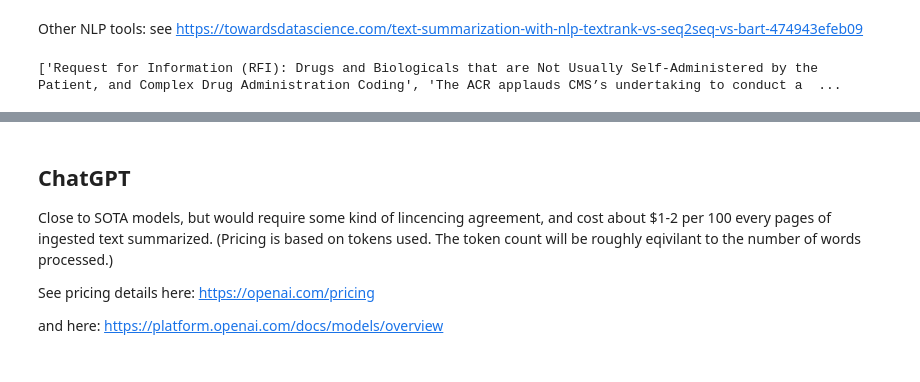
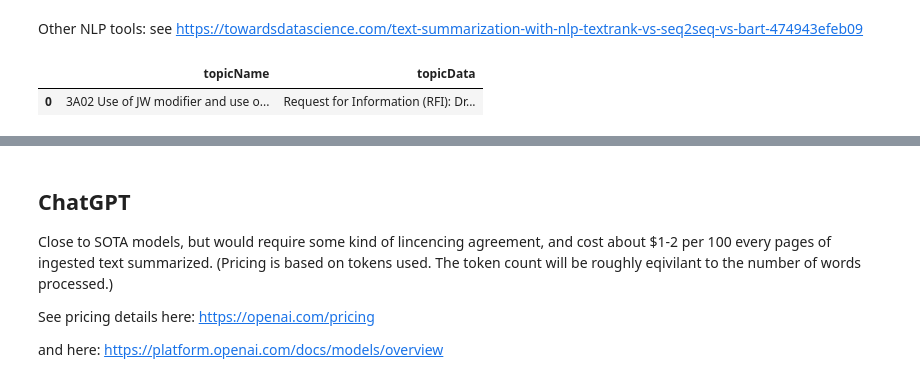
Before and after one commit to dscott-tantustech/ab_test_guide_in_python, a Jupyter notebook: Text_Summarization_Sprint22.ipynb, the cells around one changed output, grey strips where cells are left out. Saved outputs shown, nothing was run; the diff lists cells and outputs as text; code cells hidden in the pictures.

```diff
--- a/Text_Summarization_Sprint22.ipynb
+++ b/Text_Summarization_Sprint22.ipynb
@@ -821,11 +842,38 @@ topicData = ['Request for Information (RFI): Drugs and Biologicals that are Not
 topicName = "3A02 Use of JW modifier and use of JZ modifier"
+##############################################################
+# SEE MODULE 5A above for how to combine text.
 
-print(topicData)
+import pandas as pd
+
+# Create a list of dictionaries, each containing data for a row
+for text in topicData:
+    data.append({"topicData": text, "topicName": topicName})
+topic_df_out = pd.DataFrame(data)
+
+# Combine rows with the same topicName, concatenating topicData
+topic_df_out = topic_df_out.groupby("topicName")["topicData"].apply(lambda x: ' '.join(x)).to_frame().reset_index()
+
+# Print the combined DataFrame
+topic_df_out
+
+# Create an empty list to store the summary DataFrames
+
+# Print the DataFrame
+#topic_df_rows
+#grouped_df
+############################################################
+# Create the DataFrame as before
+
+#############################################################
+
+
+#print(topicData)
 #Dominic:"To interface your system with the backend of the comment review application,
 # your code must be packaged in a .py file that is capable of being run locally. All
 # of the summarization functionalities should be able to be called with one function
 # that takes in the two variables above (ex. generateTopicSummary(topicData, topicName)).
 # In addition, you’ll have to provide a requirements.txt file so the requisite
 # dependencies can be installed."
 # %% [output]
-['Request for Information (RFI): Drugs and Biologicals that are Not Usually Self-Administered by the Patient, and Complex Drug Administration Coding', 'The ACR applauds CMS’s undertaking to conduct a  ...
+|  | topicName | topicData |
+| 0 | 3A02 Use of JW modifier and use o... | Request for Information (RFI): Dr... |
```
Also changed, not shown: parts of 12 cells of this notebook.
